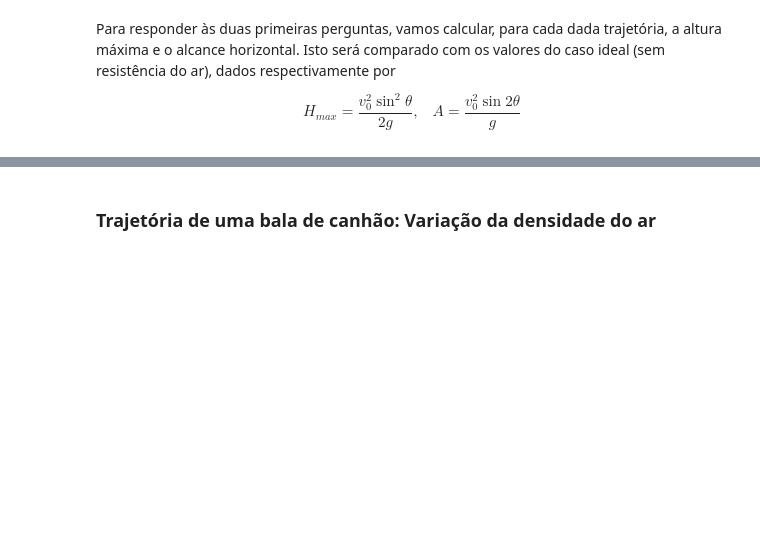
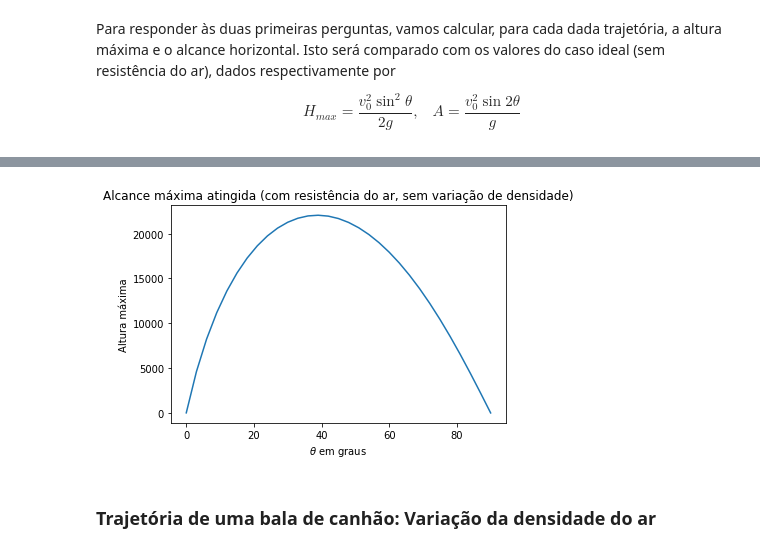
Before and after one commit to solano/mccomp19, a Jupyter notebook: projetil.ipynb, the cells around one changed output, grey strips where cells are left out. Saved outputs shown, nothing was run; the diff lists cells and outputs as text; code cells hidden in the pictures; blank space fills up the shorter version.

```diff
--- a/projetil.ipynb
+++ b/projetil.ipynb
@@ -373,3 +394,26 @@ z[-1]
+# %%
+# Cálculo da altura máxima
+
+θ_arr = np.linspace(0,90,30+1)
+altura_max_arr = []
+
+for θ in θ_arr:
+    θ_rad = np.deg2rad(θ)
+    inicial = 0,0,0, v0*np.cos(θ_rad),0,v0*np.sin(θ_rad)
+    x,_,z,_,_,_ = integrar_projetil(inicial,deriv_resist_1,(g,B))
+
+    altura_max_arr.append(altura_max(z))
+
+alcance_arr = np.array(alcance_arr)
+altura_max_arr = np.array(altura_max_arr)
+
+plt.plot(θ_arr, altura_max_arr)
+plt.xlabel(r'$\theta$ em graus')
+plt.ylabel('Altura máxima')
+plt.title('Alcance máxima atingida (com resistência do ar, sem variação de densidade)')
+plt.show()
+# %% [output]
+[figure, added]
 # %% [markdown]
 ### Trajetória de uma bala de canhão: Variação da densidade do ar
 # %% [markdown]
```
Also changed, not shown: parts of 4 cells of this notebook.
